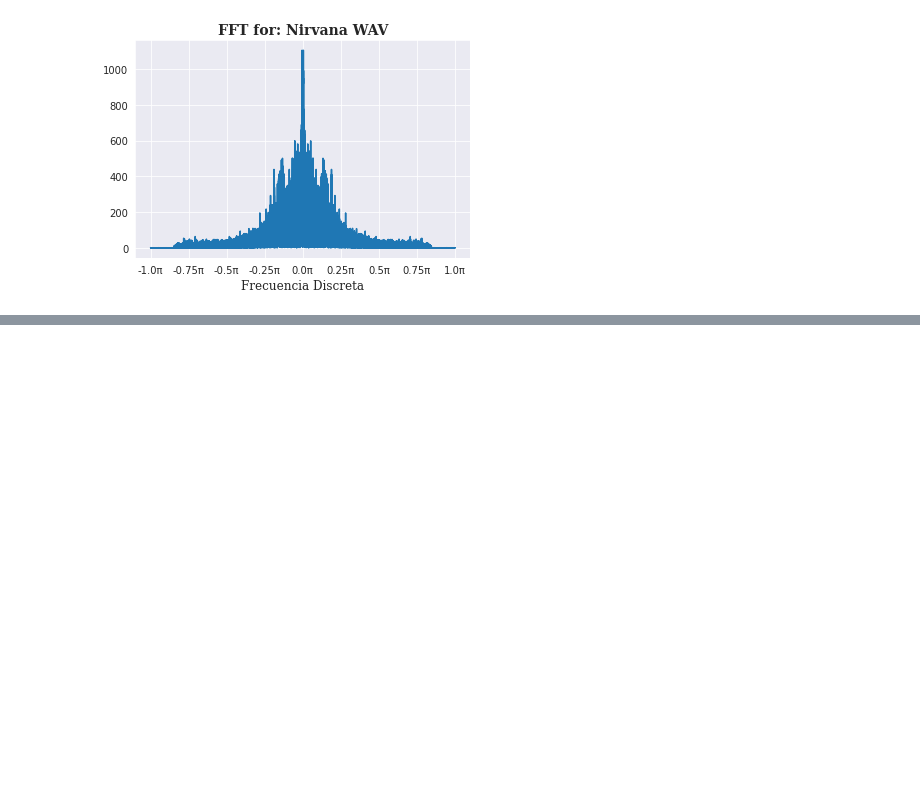
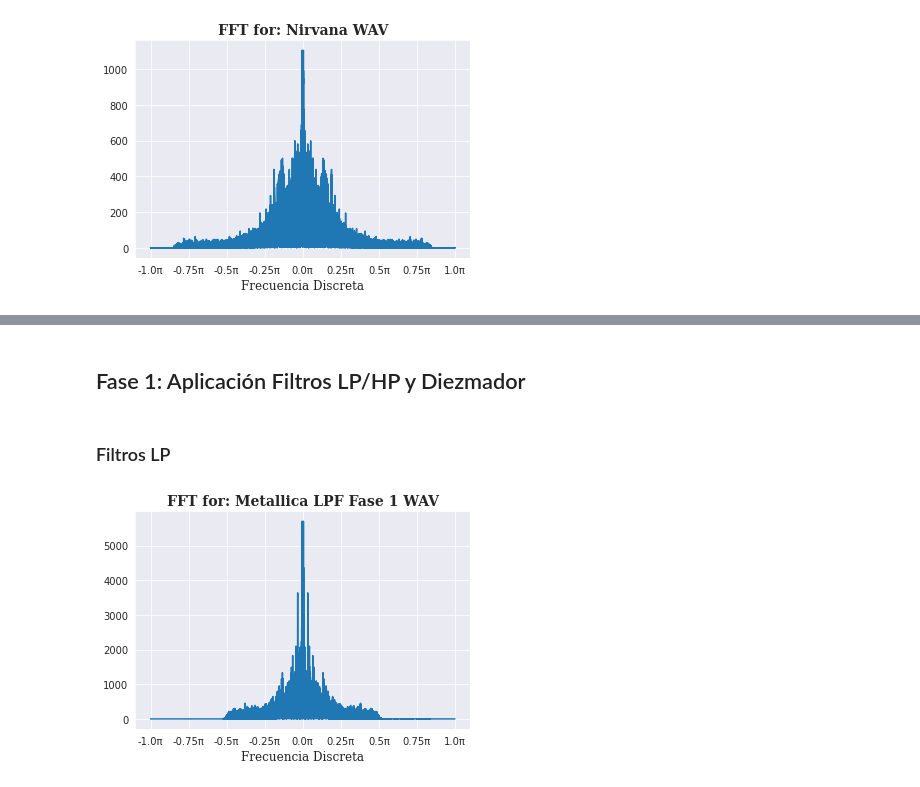
Before and after one commit to capajaro/DSP_Project, a Jupyter notebook: Proyecto_Final_DSP_UN.ipynb, the cells around one changed output, grey strips where cells are left out. Saved outputs shown, nothing was run; the diff lists cells and outputs as text; code cells hidden in the pictures; blank space fills up the shorter version.

```diff
--- a/Proyecto_Final_DSP_UN.ipynb
+++ b/Proyecto_Final_DSP_UN.ipynb
@@ -216,0 +217,9 @@ Subtype: PCM_16
+# %% [markdown]
+## Fase 1: Aplicación Filtros LP/HP y Diezmador
+# %% [markdown]
+### Filtros LP
+# %%
+[Metallica_w_LP_Fase1, Metallica_Filt_LP_Fase1, Metallica_SP_LP_Fase1] = Filtro_LP(Metallica)
+FoureirPlots(Metallica_Filt_LP_Fase1, samplerate_Metallica, 'Metallica LPF Fase 1')
+# %% [output]
+[figure, added]
```
Also changed, not shown: parts of 13 cells of this notebook.
